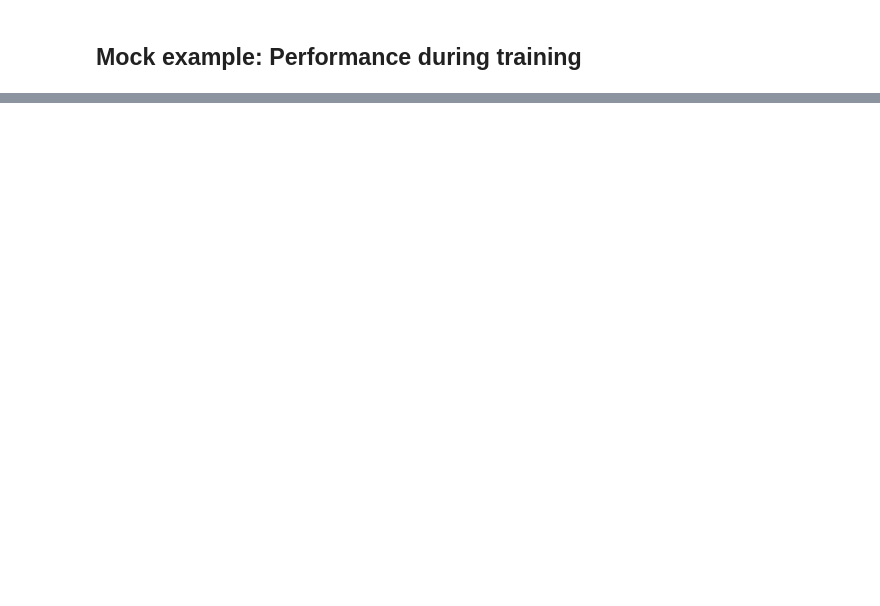
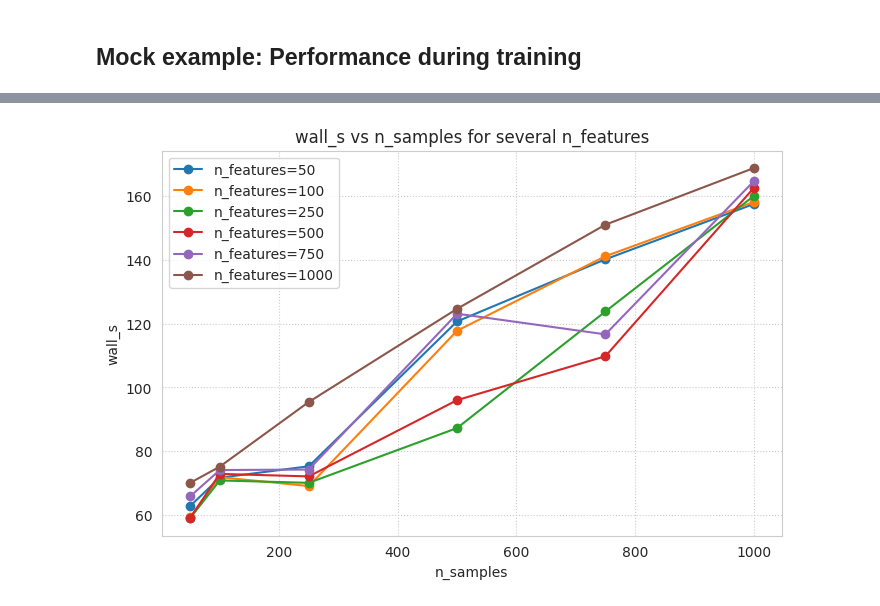
Before and after one commit to Multiomics-Analytics-Group/abaco, a Jupyter notebook: docs/tutorial/report-performance.ipynb, the cells around one changed output, grey strips where cells are left out. Saved outputs shown, nothing was run; the diff lists cells and outputs as text; code cells hidden in the pictures; blank space fills up the shorter version.

```diff
--- a/docs/tutorial/report-performance.ipynb
+++ b/docs/tutorial/report-performance.ipynb
@@ -584,0 +630,22 @@ perf_records_df.head()
+# %%
+import matplotlib.pyplot as plt
+
+metric = 'wall_s'
+# pick a handful of feature counts to keep plot readable (or loop to make subplots)
+feature_vals = sorted(df['n_features'].unique())[:6]
+
+plt.figure(figsize=(8,5))
+for f in feature_vals:
+    sub = df[df['n_features']==f].sort_values('n_samples')
+    # aggregate if multiple runs per config
+    agg = sub.groupby('n_samples')[metric].mean()
+    plt.plot(agg.index, agg.values, marker='o', label=f'n_features={f}')
+
+plt.xlabel('n_samples')
+plt.ylabel(metric)
+plt.title(f'{metric} vs n_samples for several n_features')
+plt.legend()
+plt.grid(True, which='both', ls=':')
+plt.show()
+# %% [output]
+[figure, added]
```
Also changed, not shown: parts of 5 cells of this notebook.
